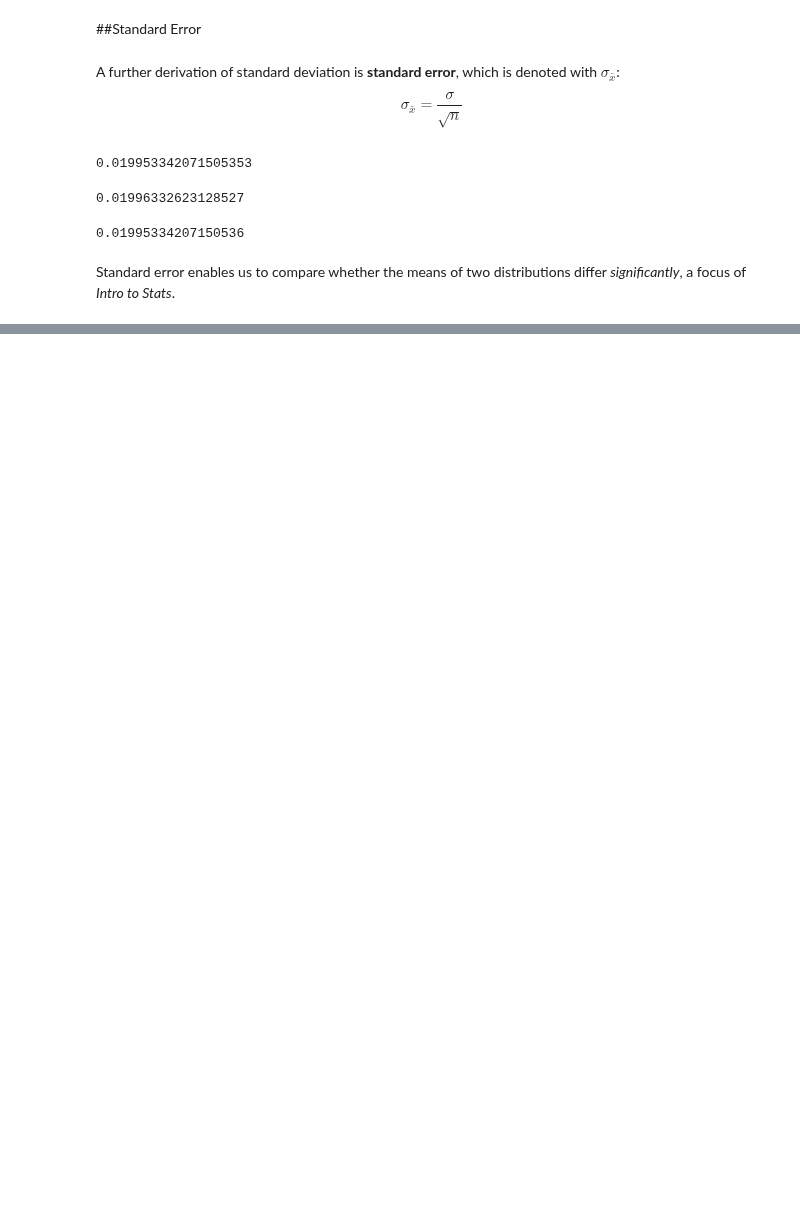
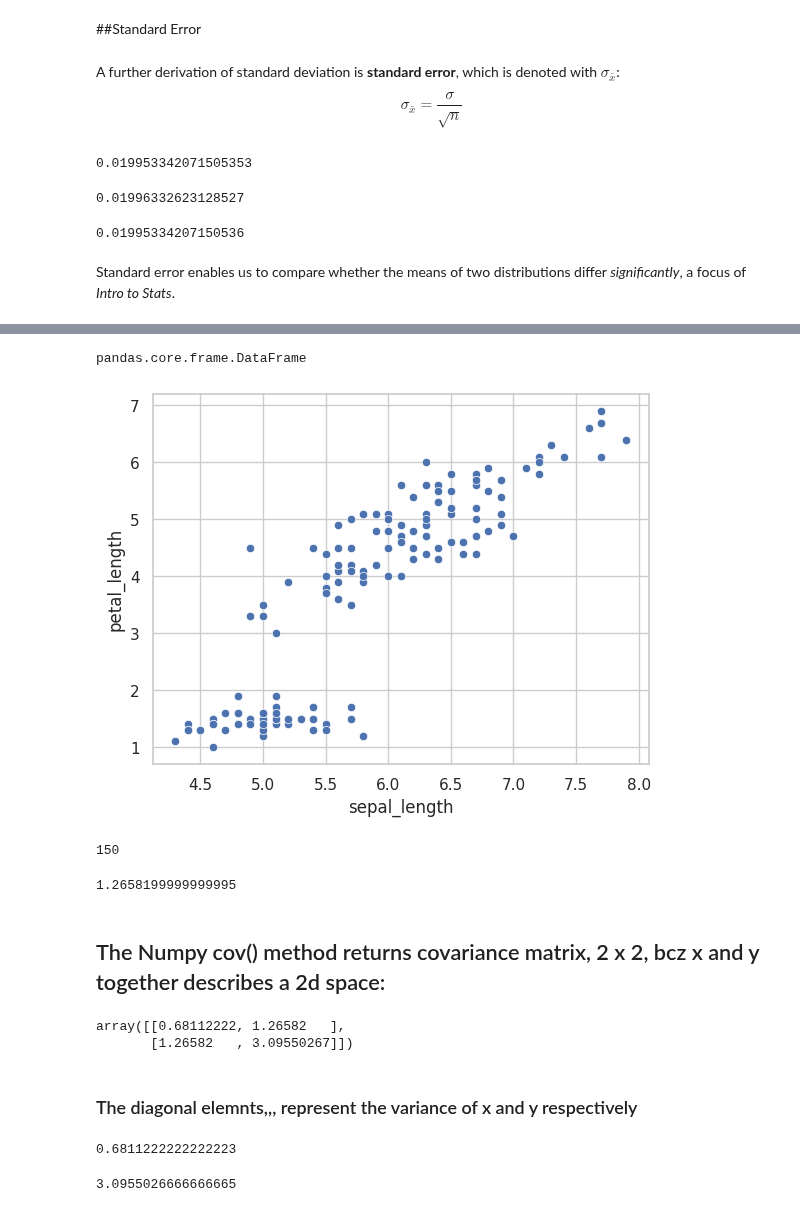
Before and after one commit to fakhar-iqbal/Machine_Learning_Fundamentals, a Jupyter notebook: Probability.ipynb, the cells around one changed output, grey strips where cells are left out. Cells and saved outputs as stored; diff of their text form; code cells hidden in the pictures; blank space fills up the shorter version.

```diff
--- a/Probability.ipynb
+++ b/Probability.ipynb
@@ -378,0 +400,16 @@ Standard error enables us to compare whether the means of two distributions diff
+# %%
+type(iris)
+# %% [output]
+pandas.core.frame.DataFrame
+# %%
+x = iris.sepal_length
+y = iris.petal_length
+# %%
+_ = sns.scatterplot(x=x,y=y)
+# %% [output]
+[figure, added]
+# %%
+n = len(x)
+n
+# %% [output]
+150
@@ -378,0 +423,22 @@ Standard error enables us to compare whether the means of two distributions diff
+# %%
+covariance = sum(cov)/n
+covariance
+# %% [output]
+1.2658199999999995
+# %% [markdown]
+## The Numpy cov() method returns covariance matrix, 2 x 2, bcz x and y together describes a 2d space:
+# %%
+np.cov(x,y,ddof=0)
+# %% [output]
+array([[0.68112222, 1.26582   ],
+       [1.26582   , 3.09550267]])
+# %% [markdown]
+### The diagonal elemnts,,, represent the variance of x and y respectively
+# %%
+np.var(x)
+# %% [output]
+0.6811222222222223
+# %%
+np.var(y)
+# %% [output]
+3.0955026666666665
```
Also changed, not shown: parts of 15 cells of this notebook.
